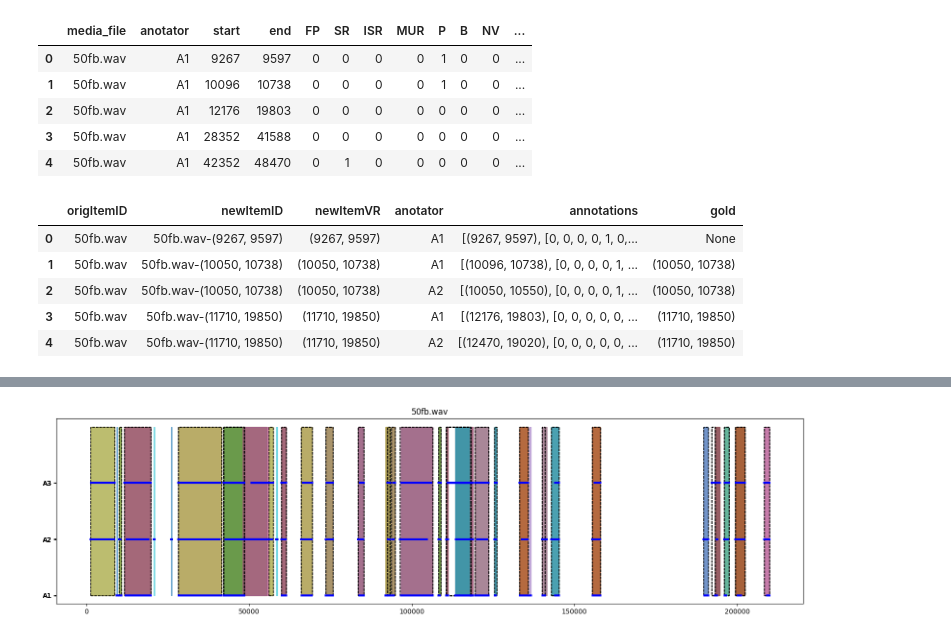
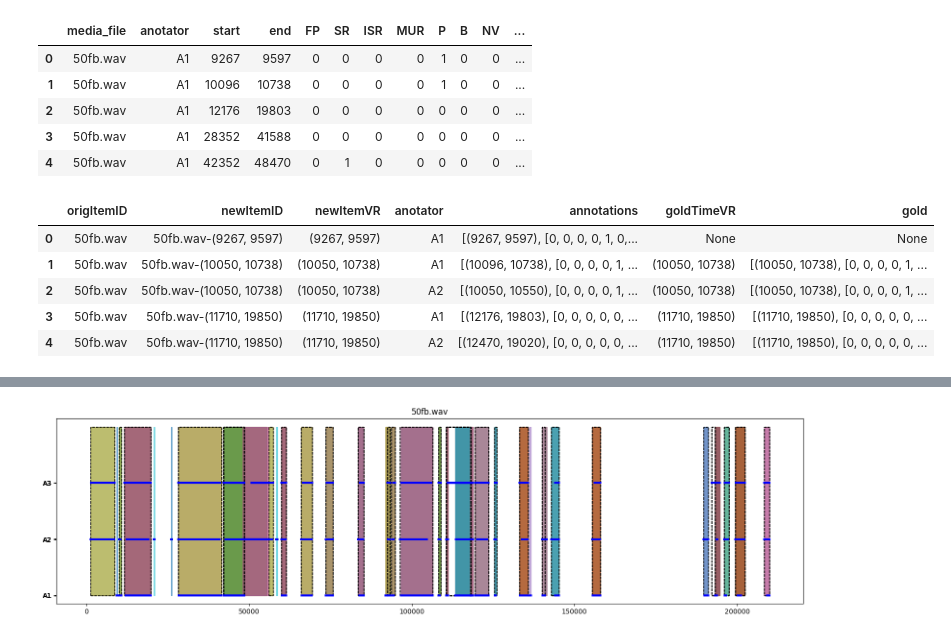
Before and after one commit to rufaelfekadu/Stutter-detection, a Jupyter notebook: notebooks/our_annotations.ipynb, the cells around one changed output, grey strips where cells are left out. Saved outputs shown, nothing was run; the diff lists cells and outputs as text; code cells hidden in the pictures.

```diff
--- a/notebooks/our_annotations.ipynb
+++ b/notebooks/our_annotations.ipynb
@@ -117,7 +114,6 @@ def fragment_by_overlaps(annodf, uid_colname, item_colname, label_colname, decom
         label = []
         goldtimevr = []
         goldlabel = []
-        matrix_for_fleiss = []
         for region in regions:
             for i, row in idf.iterrows():
                 if region.intersects(row[label_colname][0]):
@@ -126,21 +122,18 @@ def fragment_by_overlaps(annodf, uid_colname, item_colname, label_colname, decom
                     newItemVR.append(region)
                     uid.append(row[uid_colname])
                     label.append(row[label_colname])
-                    matrix_for_fleiss.append(row[label_colname])
                     if gold_df is not None:
                         # get the gold label that intersects with the region
                         gold_timevr = [vr[0] for vr in gold_df[(gold_df[item_colname] == item_id)][label_colname] if region.intersects(vr[0])]
                         gold_timevr = gold_timevr[0] if len(gold_timevr) > 0 else None
                         goldtimevr.append(gold_timevr)
 
-                        gold_label = [lbl[1] for lbl in gold_df[(gold_df[item_colname] == item_id)][label_colname] if region.intersects(lbl[0])]
+                        gold_label = [lbl for lbl in gold_df[(gold_df[item_colname] == item_id)][label_colname] if region.intersects(lbl[0])]
                         gold_label = gold_label[0] if len(gold_label) > 0 else None
                         goldlabel.append(gold_label)
                     else:
                         goldtimevr.append(None)
-                else:
-                    matrix_for_fleiss.append([])
-        resultdfs.append(pd.DataFrame({"origItemID":origItemID, "newItemID":newItemID, "newItemVR":newItemVR, uid_colname:uid, label_colname:label, "gold":gold}))
+        resultdfs.append(pd.DataFrame({"origItemID":origItemID, "newItemID":newItemID, "newItemVR":newItemVR, uid_colname:uid, label_colname:label, "goldTimeVR":goldtimevr, "gold":goldlabel}))
     return pd.concat(resultdfs)
 
 def decomp_fn(vectorranges, use_centroids=True, dist_fn=None):
@@ -149,37 +142,37 @@ def decomp_fn(vectorranges, use_centroids=True, dist_fn=None):
         centroids = np.array([vr.centroid for vr in vectorranges]).reshape(-1, 1)
         # dists = euclidean_distances(centroids)
         # mean_dist = np.std(dists)
         mean_dist = 1000
         clustering = AgglomerativeClustering(n_clusters=None,
                                              distance_threshold=mean_dist)
         clustering.fit(centroids)
     else:
         dists = np.array([[1 - iou(a, b) for a in vectorranges] for b in vectorranges])
         mean_dist = np.std(dists)
         clustering = AgglomerativeClustering(n_clusters=None,
                                              distance_threshold=mean_dist,
                                              affinity="precomputed",
                                              linkage="average")
         clustering.fit(dists)
 
     labels = clustering.labels_
     labeldict = defaultdict(list)
     for i, label in enumerate(labels):
         labeldict[label].append(i)
     result = []
     for indices in labeldict.values():
         uv = unionize_vectorrange_sequence(np.array(vectorranges)[np.array(indices)])
         result.append(uv)
 
     return result
 
 grannodf = fragment_by_overlaps(df_ann, "anotator", "media_file", "annotations", decomp_fn, gold_df=df_gold)
-grannodf['gold'] = grannodf['gold'].apply(lambda x: x[0] if len(x) > 0 else None)
+# grannodf['gold'] = grannodf['gold'].apply(lambda x: x[0] if len(x) > 0 else None)
 grannodf.head()
 # %% [output]
-|  | origItemID | newItemID | newItemVR | anotator | annotations | gold |
-| 0 | 50fb.wav | 50fb.wav-(9267, 9597) | (9267, 9597) | A1 | [(9267, 9597), [0, 0, 0, 0, 1, 0,... | None |
-| 1 | 50fb.wav | 50fb.wav-(10050, 10738) | (10050, 10738) | A1 | [(10096, 10738), [0, 0, 0, 0, 1, ... | (10050, 10738) |
-| 2 | 50fb.wav | 50fb.wav-(10050, 10738) | (10050, 10738) | A2 | [(10050, 10550), [0, 0, 0, 0, 1, ... | (10050, 10738) |
-| 3 | 50fb.wav | 50fb.wav-(11710, 19850) | (11710, 19850) | A1 | [(12176, 19803), [0, 0, 0, 0, 0, ... | (11710, 19850) |
-| 4 | 50fb.wav | 50fb.wav-(11710, 19850) | (11710, 19850) | A2 | [(12470, 19020), [0, 0, 0, 0, 0, ... | (11710, 19850) |
+|  | origItemID | newItemID | newItemVR | anotator | annotations | goldTimeVR | gold |
+| 0 | 50fb.wav | 50fb.wav-(9267, 9597) | (9267, 9597) | A1 | [(9267, 9597), [0, 0, 0, 0, 1, 0,... | None | None |
+| 1 | 50fb.wav | 50fb.wav-(10050, 10738) | (10050, 10738) | A1 | [(10096, 10738), [0, 0, 0, 0, 1, ... | (10050, 10738) | [(10050, 10738), [0, 0, 0, 0, 1, ... |
+| 2 | 50fb.wav | 50fb.wav-(10050, 10738) | (10050, 10738) | A2 | [(10050, 10550), [0, 0, 0, 0, 1, ... | (10050, 10738) | [(10050, 10738), [0, 0, 0, 0, 1, ... |
+| 3 | 50fb.wav | 50fb.wav-(11710, 19850) | (11710, 19850) | A1 | [(12176, 19803), [0, 0, 0, 0, 0, ... | (11710, 19850) | [(11710, 19850), [0, 0, 0, 0, 0, ... |
+| 4 | 50fb.wav | 50fb.wav-(11710, 19850) | (11710, 19850) | A2 | [(12470, 19020), [0, 0, 0, 0, 0, ... | (11710, 19850) | [(11710, 19850), [0, 0, 0, 0, 0, ... |
```
Also changed, not shown: parts of 7 cells of this notebook, 1 other file.
